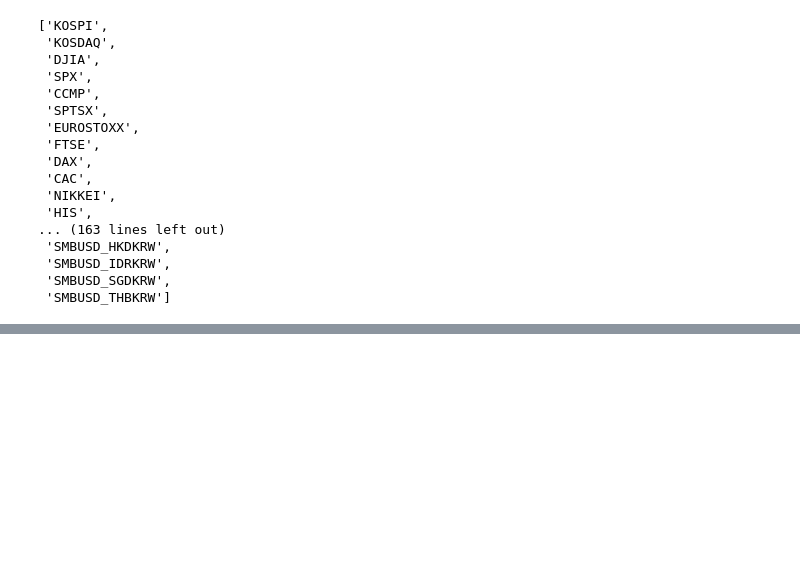
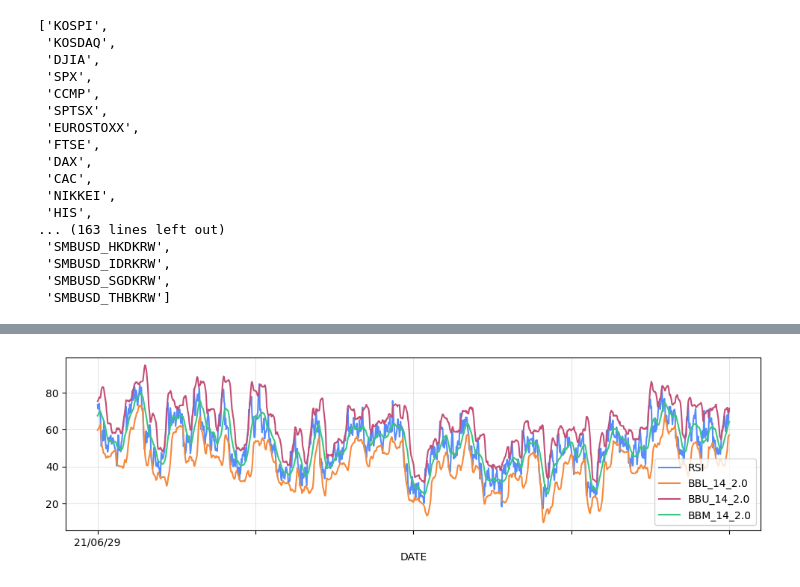
Before and after one commit to dkunyoon/dashboard, a Jupyter notebook: ktb_analysis.ipynb, the cells around one changed output, grey strips where cells are left out. Saved outputs shown, nothing was run; the diff lists cells and outputs as text; code cells hidden in the pictures; blank space fills up the shorter version.

```diff
--- a/ktb_analysis.ipynb
+++ b/ktb_analysis.ipynb
@@ -98,0 +123,13 @@ plt.show()
+# %%
+temp2 = temp.copy()
+temp2 = pd.concat([temp2, ta.bbands(temp2["RSI"], length=14)], axis=1)
+temp2 = temp2.dropna()
+# %%
+temp2.loc[temp2.index[-days]:, ["RSI", "BBL_14_2.0", "BBU_14_2.0", "BBM_14_2.0"]].plot(figsize=(12, 3))
+n_ticks = 5  # 시작, 끝 포함 총 개수
+positions = np.linspace(0, days - 1, n_ticks, dtype=int).tolist()
+plt.xticks(positions)
+plt.grid()
+plt.show()
+# %% [output]
+[figure, added]
```
Also changed, not shown: parts of 4 cells of this notebook.
